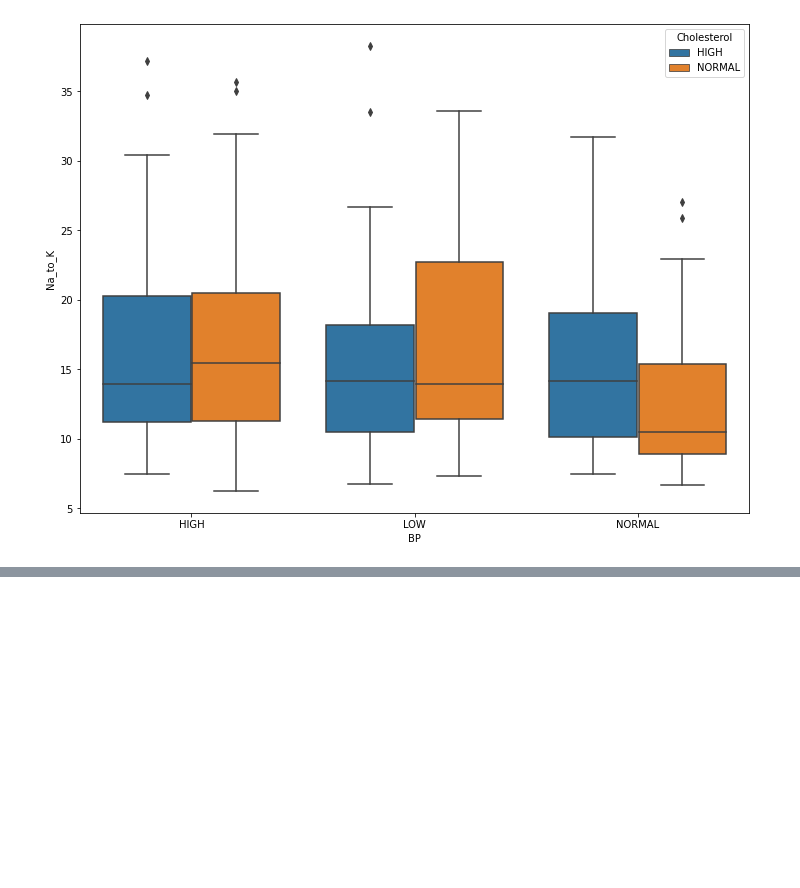
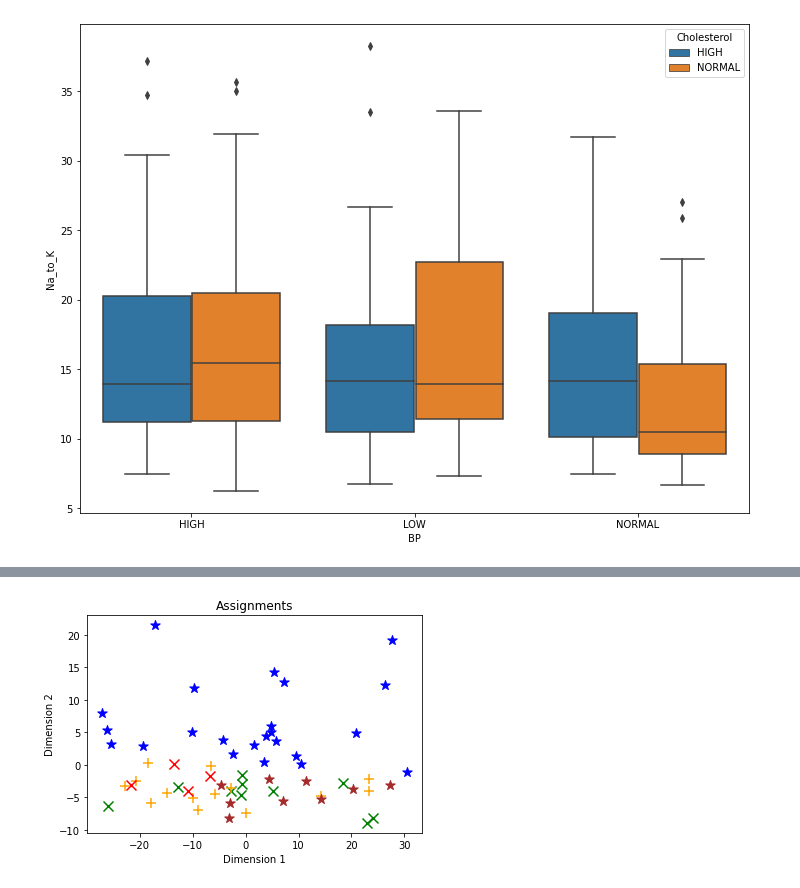
Before and after one commit to Artem123456789/drugs_classification, a Jupyter notebook: main.ipynb, the cells around one changed output, grey strips where cells are left out. Cells and saved outputs as stored; diff of their text form; code cells hidden in the pictures; blank space fills up the shorter version.

```diff
--- a/main.ipynb
+++ b/main.ipynb
@@ -222,0 +226,3 @@ weighted avg       0.89      0.88      0.88        60
+# %%
+for col in categorical:
+    x_test[col] = LabelEncoder().fit_transform(x_test[col])
@@ -222,0 +238,3 @@ weighted avg       0.89      0.88      0.88        60
+# %%
+pca = PCA(n_components=2).fit(x_test)
+x_test_2d = pca.transform(x_test)
@@ -222,0 +261,16 @@ weighted avg       0.89      0.88      0.88        60
+# %%
+def plot_categories(samples, categories):
+    col_dic = {"DrugY": "blue", "drugC": "green", "drugX": "orange", "drugA": "brown", "drugB": "red"}
+    mrk_dic = {"DrugY": "*", "drugC": "x", "drugX": "+", "drugA": "*", "drugB": "x"}
+    colors = [col_dic[x] for x in categories]
+    markers = [mrk_dic[x] for x in categories]
+    for sample in range(len(categories)):
+        plt.scatter(samples[sample][0], samples[sample][1], color = colors[sample], marker=markers[sample], s=100)
+    plt.xlabel('Dimension 1')
+    plt.ylabel('Dimension 2')
+    plt.title('Assignments')
+    plt.show()
+# %%
+plot_categories(x_test_2d, r_forest_predictions)
+# %% [output]
+[figure, added]
```
Also changed, not shown: parts of 9 cells of this notebook.
